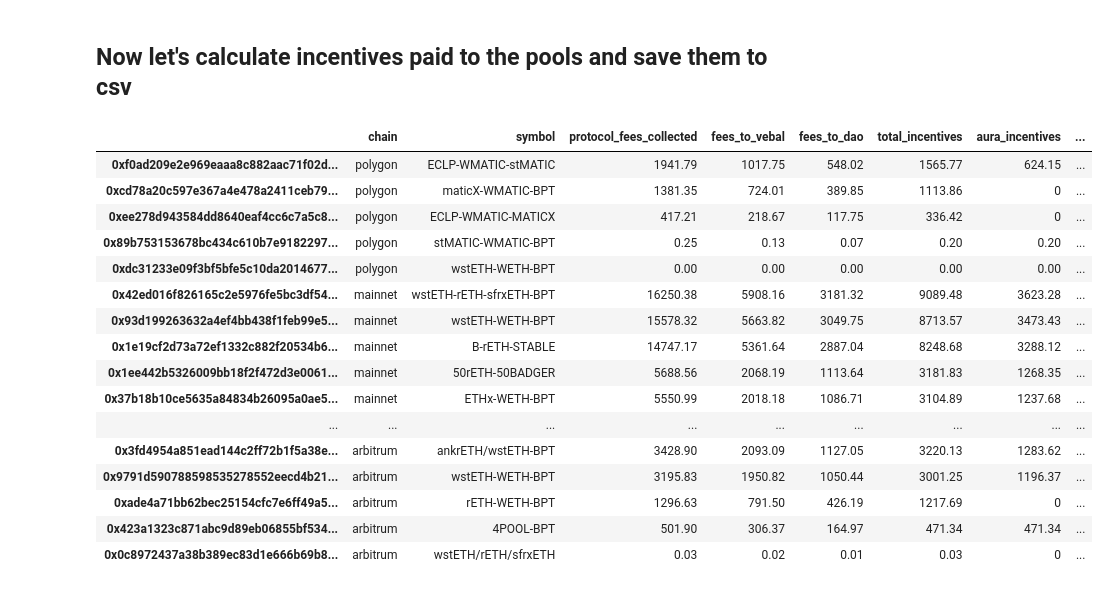
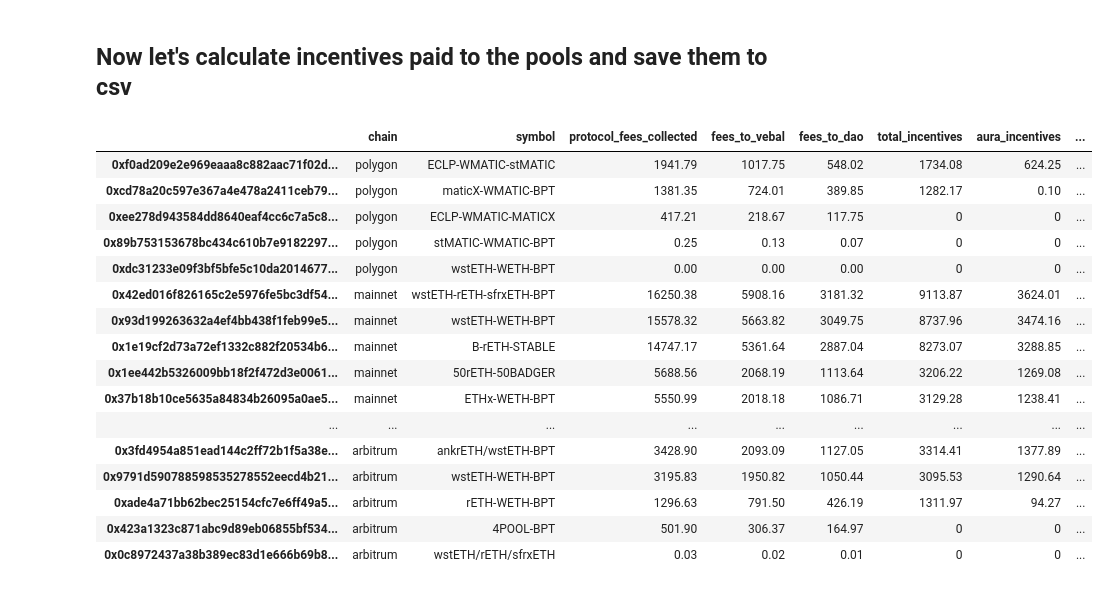
Before and after one commit to BalancerMaxis/protocol_fee_allocator, a Jupyter notebook: fee_allocator/notebooks/pool_fees_and_accounting.ipynb, the cells around one changed output. Drawn from its saved outputs; the diff is of its cells as text; code cells hidden in the pictures.

Commit message:
feat: implement redistributing of incentives

```diff
--- a/fee_allocator/notebooks/pool_fees_and_accounting.ipynb
+++ b/fee_allocator/notebooks/pool_fees_and_accounting.ipynb
@@ -200,6 +200,7 @@ def calc_and_split_incentives(fees: Dict, chain: str, fees_to_distribute: Decima
             "total_incentives": aura_incentives + bal_incentives,
             "aura_incentives": aura_incentives,
             "bal_incentives": bal_incentives,
+            "redirected_incentives": Decimal(0),
             "reroute_incentives": Decimal(0),
             "pool_addr": data['pool_addr'],
         }
@@ -223,47 +224,88 @@ def re_route_incentives(incentives_data: Dict[str, Dict], chain: Chains) -> Dict
                                                                                          _data[
                                                                                              'bal_incentives']
             # Mark source pool incentives as rerouted
             incentives_data[REROUTE_CONFIG[chain.value][pool_id]]['reroute_incentives'] += _data['total_incentives']
             incentives_data[pool_id]['aura_incentives'] = 0
             incentives_data[pool_id]['bal_incentives'] = 0
     return incentives_data
 
 
+def re_distribute_incentives(incentives_data: Dict[str, Dict], chain: Chains) -> Dict[str, Dict]:
+    """
+    If some pools received < min_vote_incentive_amount all incentives from that pool
+        should be evenly distributed between all pools that received > min_vote_incentive_amount
+    """
+    # Collect pools that received < min_vote_incentive_amount
+    pools_to_redistribute = {}
+    for pool_id, _data in incentives_data.items():
+        if _data['total_incentives'] < Decimal(FEES_CONSTANTS['min_vote_incentive_amount']):
+            pools_to_redistribute[pool_id] = _data
+    # Collect pools that received > min_vote_incentive_amount
+    pools_to_receive = {}
+    for pool_id, _data in incentives_data.items():
+        if _data['total_incentives'] > Decimal(FEES_CONSTANTS['min_vote_incentive_amount']):
+            pools_to_receive[pool_id] = _data
+    # Redistribute incentives
+    for pool_id, _data in pools_to_redistribute.items():
+        # Calculate incentives to redistribute
+        incentives_to_redistribute = _data['total_incentives']
+        incentives_to_redistribute_aura = _data['aura_incentives']
+        incentives_to_redistribute_bal = _data['bal_incentives']
+        # Calculate incentives to receive
+        incentives_to_receive = round(incentives_to_redistribute / len(pools_to_receive), 2)
+        incentives_to_receive_aura = round(incentives_to_redistribute_aura / len(pools_to_receive), 2)
+        incentives_to_receive_bal = round(incentives_to_redistribute_bal / len(pools_to_receive), 2)
+        # Set incentives to redistribute to 0
+        incentives_data[pool_id]['total_incentives'] = 0
+        incentives_data[pool_id]['aura_incentives'] = 0
+        incentives_data[pool_id]['bal_incentives'] = 0
+        # Mark incentives as redistributed
+        incentives_data[pool_id]['redirected_incentives'] = -incentives_to_redistribute
+        # Redistribute incentives
+        for pool_id_to_receive, _data_to_receive in pools_to_receive.items():
+            incentives_data[pool_id_to_receive]['total_incentives'] += incentives_to_receive
+            incentives_data[pool_id_to_receive]['redirected_incentives'] += incentives_to_receive
+            incentives_data[pool_id_to_receive]['aura_incentives'] += incentives_to_receive_aura
+            incentives_data[pool_id_to_receive]['bal_incentives'] += incentives_to_receive_bal
+    return incentives_data
+
+
 incentives = {}
 for chain in Chains:
     if not collected_fees.get(chain.value):
         continue
     _incentives = calc_and_split_incentives(collected_fees[chain.value], chain.value,
                                             FEES_TO_DISTRIBUTE[chain.value])
     # Reroute incentives if needed
-    incentives[chain.value] = re_route_incentives(_incentives, chain)
+    re_routed_incentives = re_route_incentives(_incentives, chain)
+    incentives[chain.value] = re_distribute_incentives(re_routed_incentives, chain)
 
 joint_incentives_data = {**incentives[Chains.MAINNET.value], **incentives[Chains.ARBITRUM.value],
                          **incentives[Chains.POLYGON.value], **incentives[Chains.BASE.value],
                          **incentives[Chains.AVALANCHE.value]}
 # Sort by chain
 joint_incentives_data = {k: v for k, v in sorted(joint_incentives_data.items(), key=lambda item: item[1]['chain'])}
 joint_incentives_df = pd.DataFrame.from_dict(joint_incentives_data, orient='index')
 # Don't show pool_addr
 display = joint_incentives_df.drop(columns=['pool_addr'])
 display_sorted = display.sort_values(by=['chain', 'protocol_fees_collected'], ascending=False)
 display_sorted.to_csv(f'../allocations/incentives_{datetime_2_weeks_ago.date()}_{datetime_now.date()}.csv')
 display_sorted
 # %% [output]
 |  | chain | symbol | protocol_fees_collected | fees_to_vebal | fees_to_dao | total_incentives | aura_incentives | ... |
-| 0xf0ad209e2e969eaaa8c882aac71f02d... | polygon | ECLP-WMATIC-stMATIC | 1941.79 | 1017.75 | 548.02 | 1565.77 | 624.15 | ... |
-| 0xcd78a20c597e367a4e478a2411ceb79... | polygon | maticX-WMATIC-BPT | 1381.35 | 724.01 | 389.85 | 1113.86 | 0 | ... |
-| 0xee278d943584dd8640eaf4cc6c7a5c8... | polygon | ECLP-WMATIC-MATICX | 417.21 | 218.67 | 117.75 | 336.42 | 0 | ... |
-| 0x89b753153678bc434c610b7e9182297... | polygon | stMATIC-WMATIC-BPT | 0.25 | 0.13 | 0.07 | 0.20 | 0.20 | ... |
-| 0xdc31233e09f3bf5bfe5c10da2014677... | polygon | wstETH-WETH-BPT | 0.00 | 0.00 | 0.00 | 0.00 | 0.00 | ... |
-| 0x42ed016f826165c2e5976fe5bc3df54... | mainnet | wstETH-rETH-sfrxETH-BPT | 16250.38 | 5908.16 | 3181.32 | 9089.48 | 3623.28 | ... |
-| 0x93d199263632a4ef4bb438f1feb99e5... | mainnet | wstETH-WETH-BPT | 15578.32 | 5663.82 | 3049.75 | 8713.57 | 3473.43 | ... |
-| 0x1e19cf2d73a72ef1332c882f20534b6... | mainnet | B-rETH-STABLE | 14747.17 | 5361.64 | 2887.04 | 8248.68 | 3288.12 | ... |
-| 0x1ee442b5326009bb18f2f472d3e0061... | mainnet | 50rETH-50BADGER | 5688.56 | 2068.19 | 1113.64 | 3181.83 | 1268.35 | ... |
-| 0x37b18b10ce5635a84834b26095a0ae5... | mainnet | ETHx-WETH-BPT | 5550.99 | 2018.18 | 1086.71 | 3104.89 | 1237.68 | ... |
+| 0xf0ad209e2e969eaaa8c882aac71f02d... | polygon | ECLP-WMATIC-stMATIC | 1941.79 | 1017.75 | 548.02 | 1734.08 | 624.25 | ... |
+| 0xcd78a20c597e367a4e478a2411ceb79... | polygon | maticX-WMATIC-BPT | 1381.35 | 724.01 | 389.85 | 1282.17 | 0.10 | ... |
+| 0xee278d943584dd8640eaf4cc6c7a5c8... | polygon | ECLP-WMATIC-MATICX | 417.21 | 218.67 | 117.75 | 0 | 0 | ... |
+| 0x89b753153678bc434c610b7e9182297... | polygon | stMATIC-WMATIC-BPT | 0.25 | 0.13 | 0.07 | 0 | 0 | ... |
+| 0xdc31233e09f3bf5bfe5c10da2014677... | polygon | wstETH-WETH-BPT | 0.00 | 0.00 | 0.00 | 0 | 0 | ... |
+| 0x42ed016f826165c2e5976fe5bc3df54... | mainnet | wstETH-rETH-sfrxETH-BPT | 16250.38 | 5908.16 | 3181.32 | 9113.87 | 3624.01 | ... |
+| 0x93d199263632a4ef4bb438f1feb99e5... | mainnet | wstETH-WETH-BPT | 15578.32 | 5663.82 | 3049.75 | 8737.96 | 3474.16 | ... |
+| 0x1e19cf2d73a72ef1332c882f20534b6... | mainnet | B-rETH-STABLE | 14747.17 | 5361.64 | 2887.04 | 8273.07 | 3288.85 | ... |
+| 0x1ee442b5326009bb18f2f472d3e0061... | mainnet | 50rETH-50BADGER | 5688.56 | 2068.19 | 1113.64 | 3206.22 | 1269.08 | ... |
+| 0x37b18b10ce5635a84834b26095a0ae5... | mainnet | ETHx-WETH-BPT | 5550.99 | 2018.18 | 1086.71 | 3129.28 | 1238.41 | ... |
 | ... | ... | ... | ... | ... | ... | ... | ... | ... |
-| 0x3fd4954a851ead144c2ff72b1f5a38e... | arbitrum | ankrETH/wstETH-BPT | 3428.90 | 2093.09 | 1127.05 | 3220.13 | 1283.62 | ... |
-| 0x9791d590788598535278552eecd4b21... | arbitrum | wstETH-WETH-BPT | 3195.83 | 1950.82 | 1050.44 | 3001.25 | 1196.37 | ... |
-| 0xade4a71bb62bec25154cfc7e6ff49a5... | arbitrum | rETH-WETH-BPT | 1296.63 | 791.50 | 426.19 | 1217.69 | 0 | ... |
-| 0x423a1323c871abc9d89eb06855bf534... | arbitrum | 4POOL-BPT | 501.90 | 306.37 | 164.97 | 471.34 | 471.34 | ... |
-| 0x0c8972437a38b389ec83d1e666b69b8... | arbitrum | wstETH/rETH/sfrxETH | 0.03 | 0.02 | 0.01 | 0.03 | 0 | ... |
+| 0x3fd4954a851ead144c2ff72b1f5a38e... | arbitrum | ankrETH/wstETH-BPT | 3428.90 | 2093.09 | 1127.05 | 3314.41 | 1377.89 | ... |
+| 0x9791d590788598535278552eecd4b21... | arbitrum | wstETH-WETH-BPT | 3195.83 | 1950.82 | 1050.44 | 3095.53 | 1290.64 | ... |
+| 0xade4a71bb62bec25154cfc7e6ff49a5... | arbitrum | rETH-WETH-BPT | 1296.63 | 791.50 | 426.19 | 1311.97 | 94.27 | ... |
+| 0x423a1323c871abc9d89eb06855bf534... | arbitrum | 4POOL-BPT | 501.90 | 306.37 | 164.97 | 0 | 0 | ... |
+| 0x0c8972437a38b389ec83d1e666b69b8... | arbitrum | wstETH/rETH/sfrxETH | 0.03 | 0.02 | 0.01 | 0 | 0 | ... |
```
Also changed, not shown: 1 other file.
